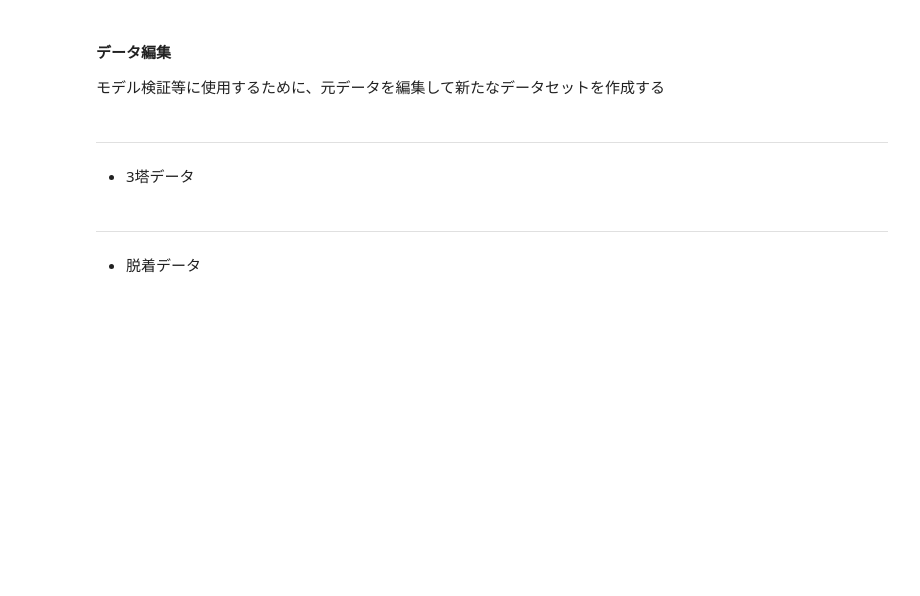
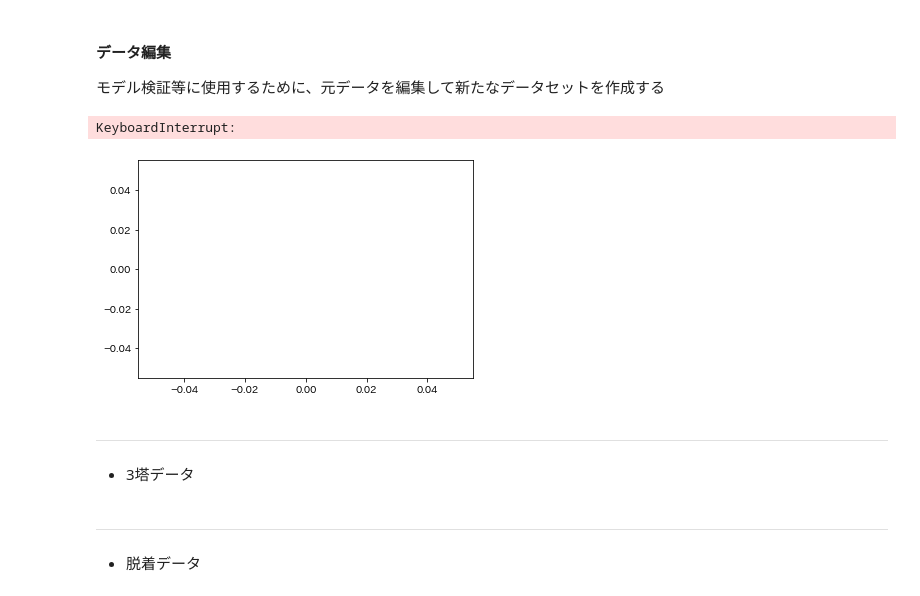
Before and after one commit to zenmainosamurai/PSA, a Jupyter notebook: analysis/data_edit.ipynb, the cells around one changed output. Drawn from its saved outputs; the diff is of its cells as text; code cells hidden in the pictures; blank space fills up the shorter version.

```diff
--- a/analysis/data_edit.ipynb
+++ b/analysis/data_edit.ipynb
@@ -12,6 +12,13 @@ import matplotlib.pyplot as plt
 import japanize_matplotlib
 # import warnings
 # warnings.simplefilter('error')
+# %%
+df = pd.read_csv("../test.csv", index_col=0)
+import seaborn as sns
+sns.histplot(data=df, x='value')
+# %% [output]
+KeyboardInterrupt:
+[figure, added]
 # %% [markdown]
 ---
 - 3塔データ
```
Also changed, not shown: 10 other files.
